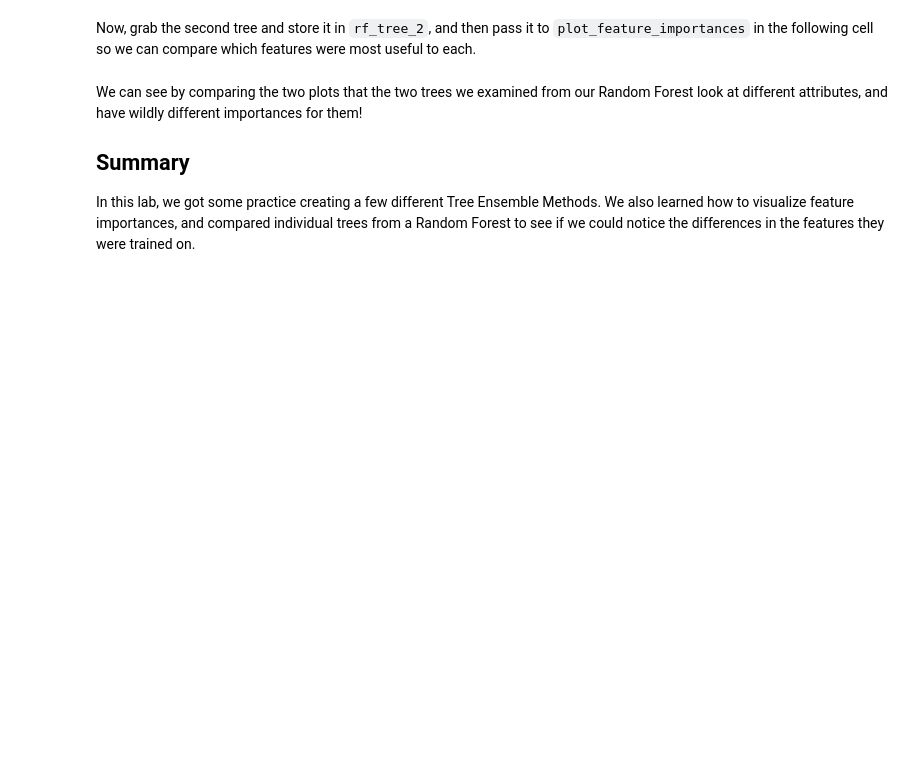
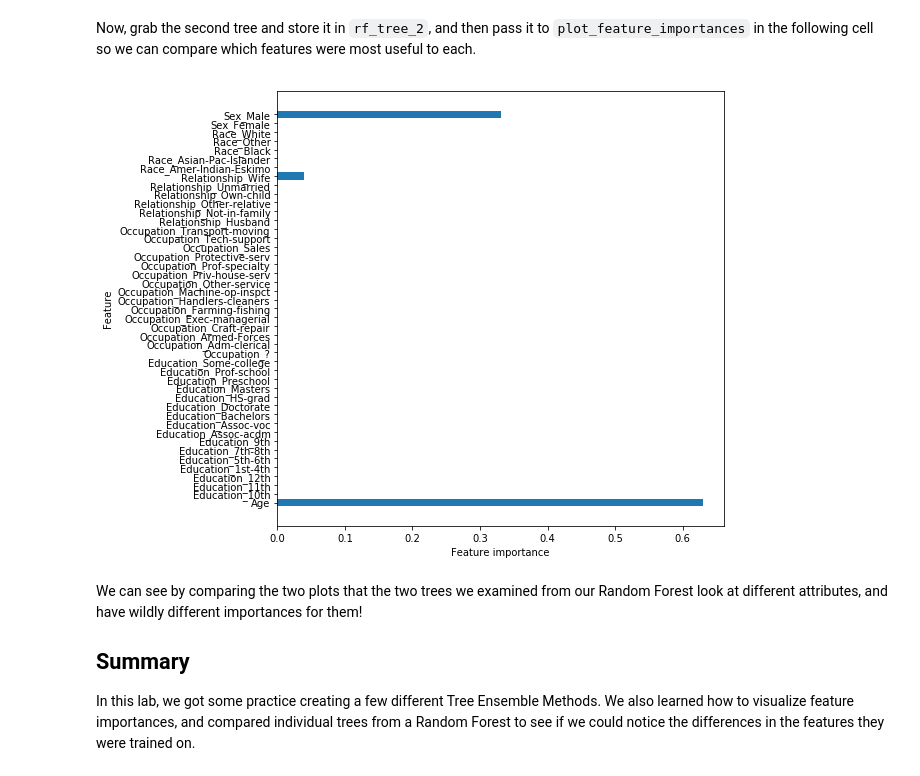
Before and after one commit to yishuen/dsc-3-32-04-tree-ensembles-and-random-forests-lab-nyc-career-ds-102218, a Jupyter notebook: index.ipynb, the cells around one changed output. Drawn from its saved outputs; the diff is of its cells as text; code cells hidden in the pictures; blank space fills up the shorter version.

```diff
--- a/index.ipynb
+++ b/index.ipynb
@@ -308,3 +306,8 @@ rf_tree_2 = None
+# %%
+rf_tree_2 = forest_2.estimators_[1]
+plot_feature_importances(rf_tree_2)
+# %% [output]
+[figure, added]
 # %% [markdown]
 We can see by comparing the two plots that the two trees we examined from our Random Forest look at different attributes, and have wildly different importances for them!
 
```
Also changed, not shown: parts of 1 cell of this notebook.
